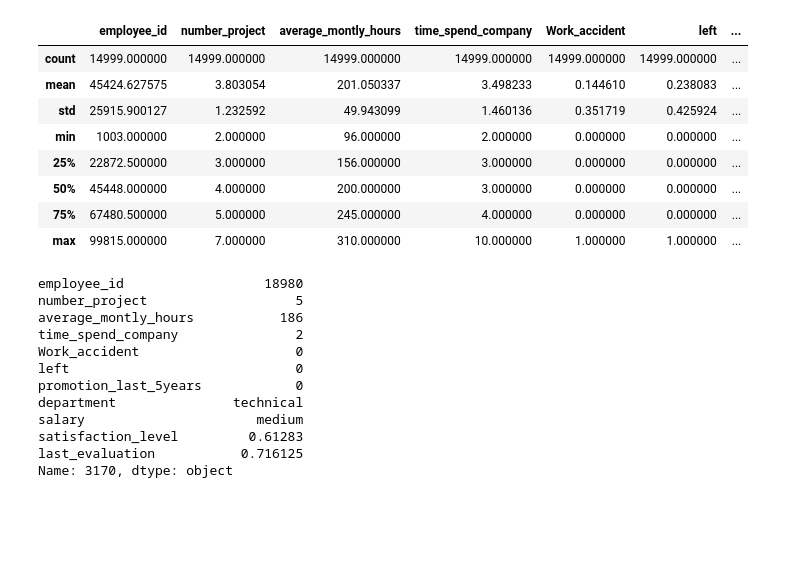
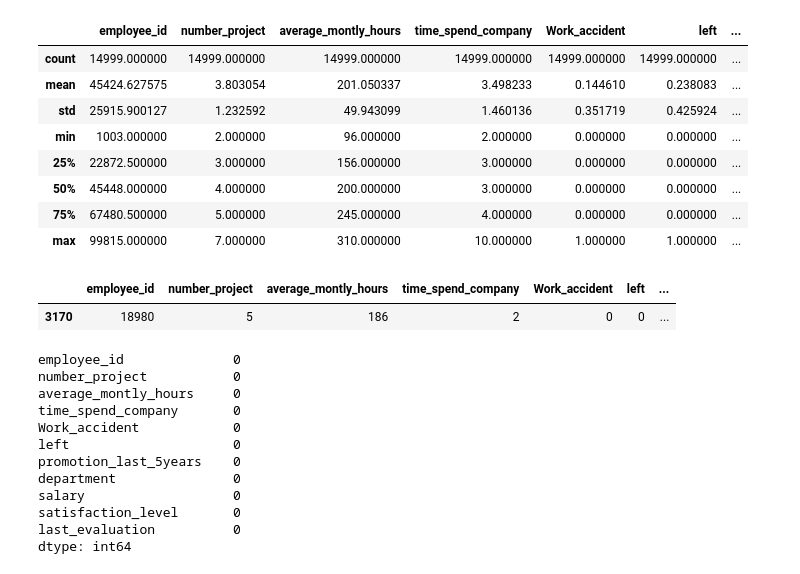
Before and after one commit to Sreekanthrshekar/personal_projects, a Jupyter notebook: employee turnover study.ipynb, the cells around one changed output. Cells and saved outputs as stored; diff of their text form; code cells hidden in the pictures; blank space fills up the shorter version.

Commit message:
cross-checked the filled value.

```diff
--- a/employee turnover study.ipynb
+++ b/employee turnover study.ipynb
@@ -143,18 +143,23 @@ finding out details about numerical columns including the average
 employee_df.fillna(employee_df.mean(), inplace=True)
 # filling all numerical columns having NaN with their mean value
 # %%
-employee_df.loc[3170,:]
-#checking the details of a particular row having previous NaN to fin out whether it has been filled with average or mean value.
+employee_df.loc[employee_df.employee_id==18980]
+#checking the details of a particular row having previous NaN to find out whether it has been filled with average or mean value.
 # %% [output]
-employee_id                  18980
-number_project                   5
-average_montly_hours           186
-time_spend_company               2
-Work_accident                    0
-left                             0
-promotion_last_5years            0
-department               technical
-salary                      medium
-satisfaction_level         0.61283
-last_evaluation           0.716125
-Name: 3170, dtype: object
+|  | employee_id | number_project | average_montly_hours | time_spend_company | Work_accident | left | ... |
+| 3170 | 18980 | 5 | 186 | 2 | 0 | 0 | ... |
+# %%
+employee_df.isnull().sum()
+# %% [output]
+employee_id              0
+number_project           0
+average_montly_hours     0
+time_spend_company       0
+Work_accident            0
+left                     0
+promotion_last_5years    0
+department               0
+salary                   0
+satisfaction_level       0
+last_evaluation          0
+dtype: int64
```
Also changed, not shown: parts of 1 cell of this notebook.
